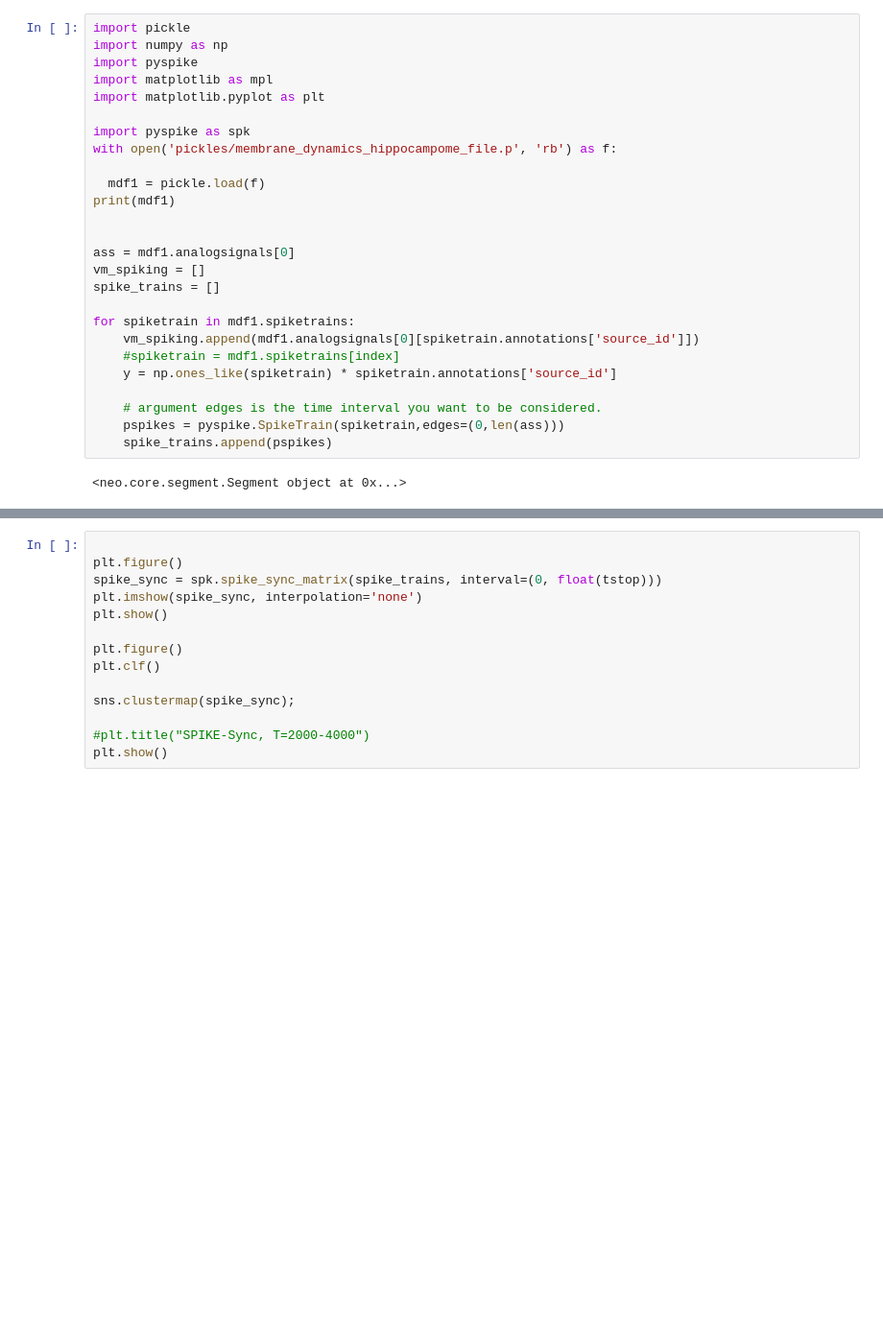
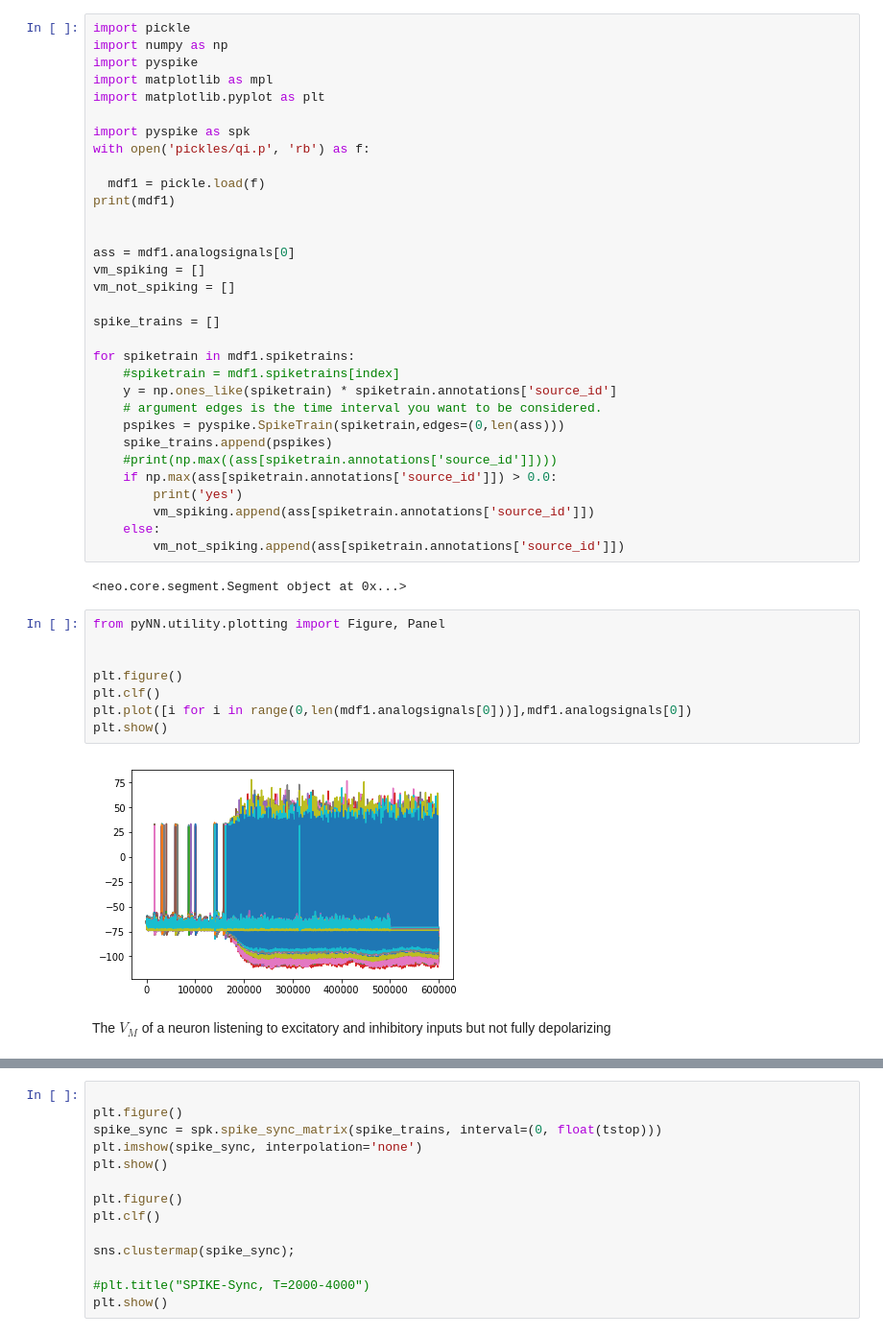
Before and after one commit to russelljjarvis/SpinnakerHippocampus, a Jupyter notebook: Spike_Analysis.ipynb, the cells around one changed output, grey strips where cells are left out. Shown at 96% size. Cells and saved outputs as stored; diff of their text form; blank space fills up the shorter version.

```diff
--- a/Spike_Analysis.ipynb
+++ b/Spike_Analysis.ipynb
@@ -13,7 +8,7 @@ import matplotlib as mpl
 import matplotlib.pyplot as plt
 
 import pyspike as spk
-with open('pickles/membrane_dynamics_hippocampome_file.p', 'rb') as f:
+with open('pickles/qi.p', 'rb') as f:
 
   mdf1 = pickle.load(f)
 print(mdf1)
@@ -21,15 +16,33 @@ print(mdf1)
 
 ass = mdf1.analogsignals[0]
 vm_spiking = []
+vm_not_spiking = []
+
 spike_trains = []
 
 for spiketrain in mdf1.spiketrains:
-    vm_spiking.append(mdf1.analogsignals[0][spiketrain.annotations['source_id']])
     #spiketrain = mdf1.spiketrains[index]
     y = np.ones_like(spiketrain) * spiketrain.annotations['source_id']
-
     # argument edges is the time interval you want to be considered.
     pspikes = pyspike.SpikeTrain(spiketrain,edges=(0,len(ass)))
     spike_trains.append(pspikes)
+    #print(np.max((ass[spiketrain.annotations['source_id']])))
+    if np.max(ass[spiketrain.annotations['source_id']]) > 0.0:
+        print('yes')
+        vm_spiking.append(ass[spiketrain.annotations['source_id']])
+    else:
+        vm_not_spiking.append(ass[spiketrain.annotations['source_id']])
 # %% [output]
 <neo.core.segment.Segment object at 0x...>
+# %%
+from pyNN.utility.plotting import Figure, Panel
+
+
+plt.figure()
+plt.clf()
+plt.plot([i for i in range(0,len(mdf1.analogsignals[0]))],mdf1.analogsignals[0])
+plt.show()
+# %% [output]
+[figure, added]
+# %% [markdown]
+The $V_{M}$ of a neuron listening to excitatory and inhibitory inputs but not fully depolarizing
```
Also changed, not shown: parts of 13 cells of this notebook.
